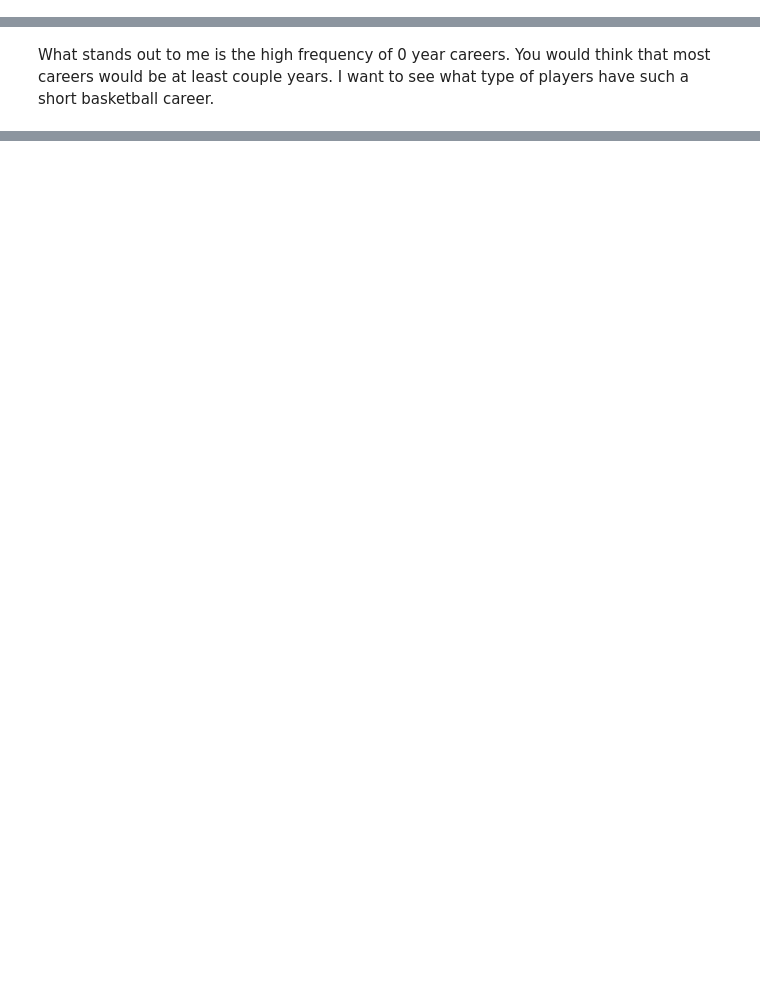
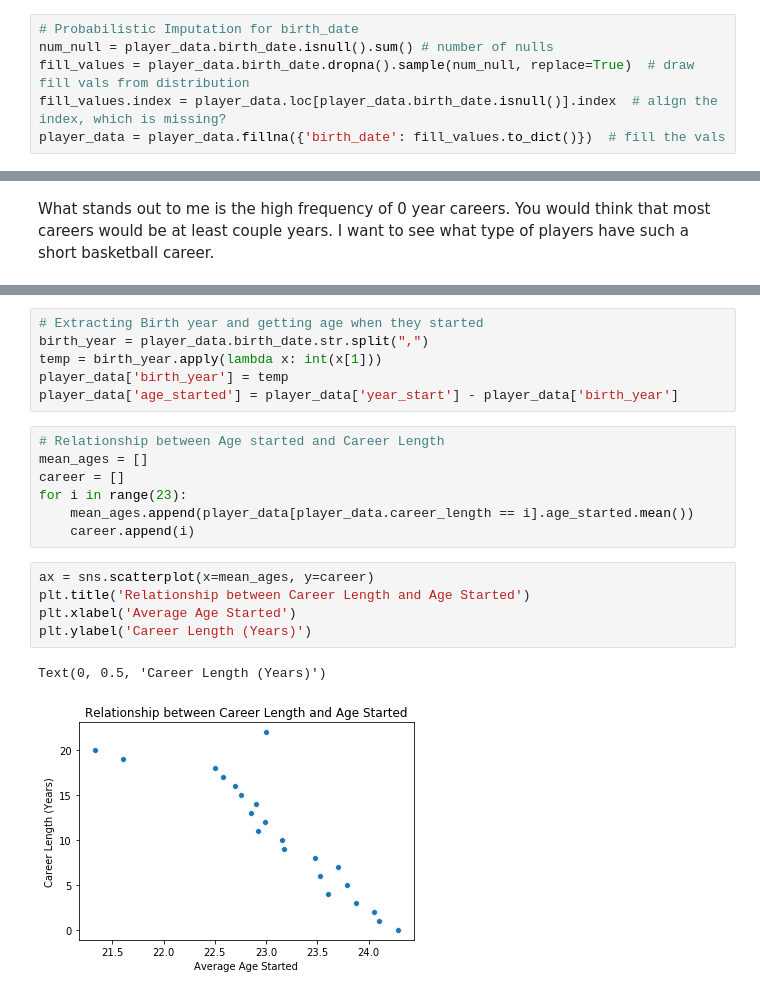
Before and after one commit to isacmlee/sports-analytics, a Jupyter notebook: Analysis on NBA players since 1950/nba player stats.ipynb, the cells around one changed output, grey strips where cells are left out. Saved outputs shown, nothing was run; the diff lists cells and outputs as text; blank space fills up the shorter version.

```diff
--- a/Analysis on NBA players since 1950/nba player stats.ipynb
+++ b/Analysis on NBA players since 1950/nba player stats.ipynb
@@ -95,4 +97,10 @@ num_null = player_data.college.isnull().sum() # number of nulls
 fill_values = player_data.college.dropna().sample(num_null, replace=True)  # draw fill vals from distribution
 fill_values.index = player_data.loc[player_data.college.isnull()].index  # align the index, which is missing?
 player_data = player_data.fillna({'college': fill_values.to_dict()})  # fill the vals
+# %%
+# Probabilistic Imputation for birth_date
+num_null = player_data.birth_date.isnull().sum() # number of nulls
+fill_values = player_data.birth_date.dropna().sample(num_null, replace=True)  # draw fill vals from distribution
+fill_values.index = player_data.loc[player_data.birth_date.isnull()].index  # align the index, which is missing?
+player_data = player_data.fillna({'birth_date': fill_values.to_dict()})  # fill the vals
 # %% [markdown]
@@ -158,0 +138,21 @@ players
+# %%
+# Extracting Birth year and getting age when they started
+birth_year = player_data.birth_date.str.split(",")
+temp = birth_year.apply(lambda x: int(x[1]))
+player_data['birth_year'] = temp
+player_data['age_started'] = player_data['year_start'] - player_data['birth_year']
+# %%
+# Relationship between Age started and Career Length
+mean_ages = []
+career = []
+for i in range(23):
+    mean_ages.append(player_data[player_data.career_length == i].age_started.mean())
+    career.append(i)
+# %%
+ax = sns.scatterplot(x=mean_ages, y=career)
+plt.title('Relationship between Career Length and Age Started')
+plt.xlabel('Average Age Started')
+plt.ylabel('Career Length (Years)')
+# %% [output]
+Text(0, 0.5, 'Career Length (Years)')
+[figure, added]
```
Also changed, not shown: parts of 31 cells of this notebook.
